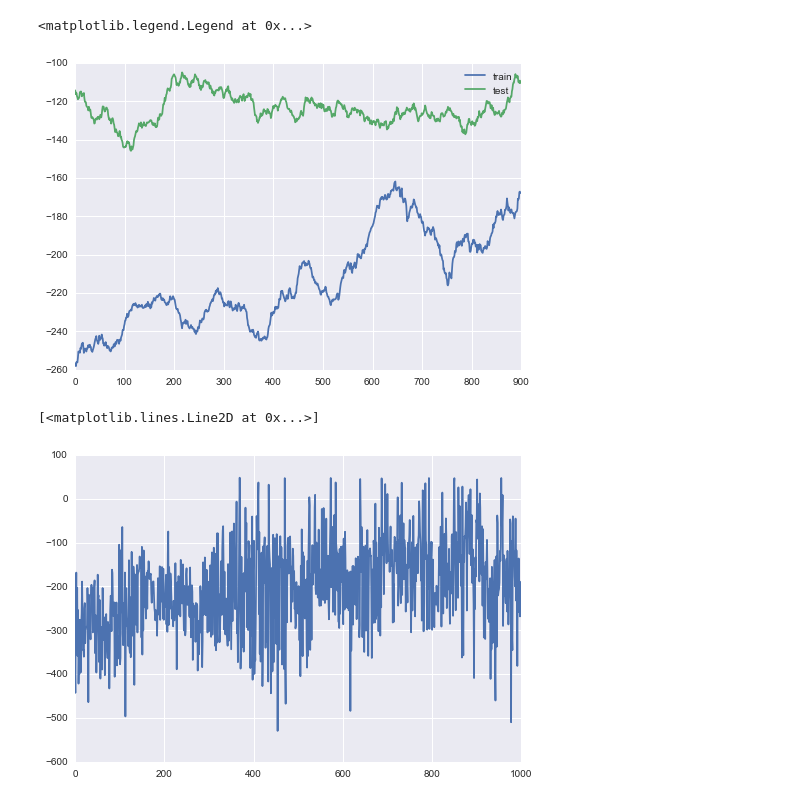
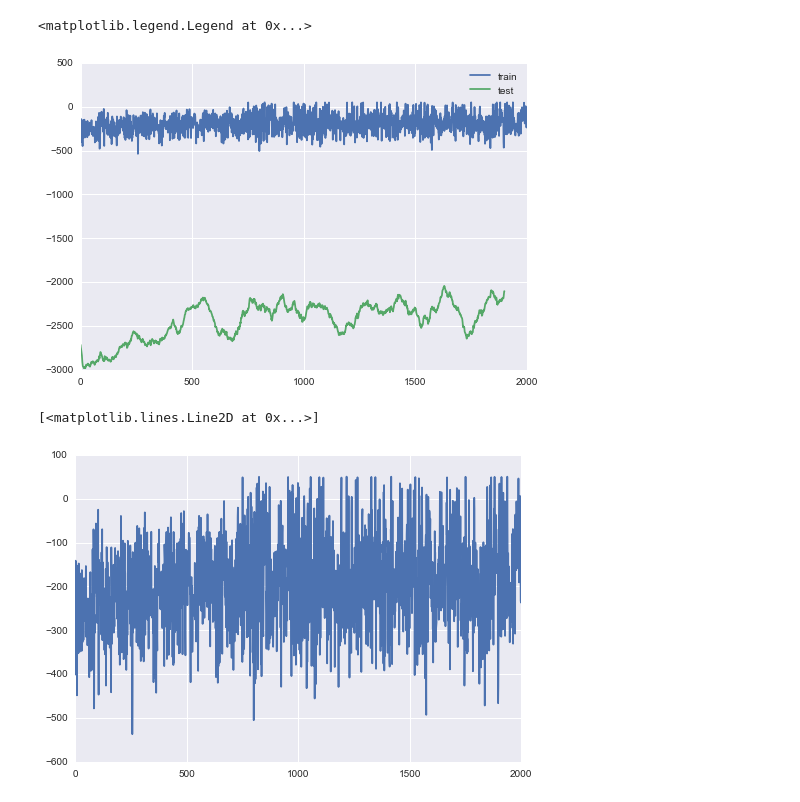
Before and after one commit to ashuven63/Reinforcement-Learning, a Jupyter notebook: SemiSupervisedRL/SemiSuper_TF.ipynb, the cells around one changed output. Cells and saved outputs as stored; diff of their text form; code cells hidden in the pictures.

```diff
--- a/SemiSupervisedRL/SemiSuper_TF.ipynb
+++ b/SemiSupervisedRL/SemiSuper_TF.ipynb
@@ -43,7 +42,7 @@ filename = 'TF' + str(NO_OF_EPISODES) + '_' + str(NO_OF_ITER) + '_' + str(MAX_LE
 learning_rate = 0.001
 training_epochs = 1
 batch_size = 100
-
+filename = 'TF' + str(NO_OF_EPISODES) + '_' + str(NO_OF_ITER) + '_' + str(batch_size) + '_' + str(REPLAY_SAMPLE_SIZE)
 # Network Parameters
 n_hidden_1 = 5 # 1st layer number of features
 n_hidden_2 = 5 # 2nd layer number of features
@@ -52,8 +51,8 @@ n_classes = 1 # Reward
 
 # Memory for storing rewards obtained
 reward_memory = []
-MIN_OBSERVE_LEN = 5000
-EVALUATION_EPISODE_SIZE = NO_OF_EPISODES
+MIN_OBSERVE_LEN = 500
+EVALUATION_EPISODE_SIZE = 20
 # %%
 # Code Credits: http://stackoverflow.com/questions/38189119/simple-way-to-visualize-a-tensorflow-graph-in-jupyter/38192374#38192374
 # Functions to display the constructed tensorflow graph
@@ -282,7 +281,7 @@ def predict_reward(state, output_layer, sess):
 def qlearning_decay(env_name, ep, sess, model, optimizer, loss, summary):
     env = gym.make(env_name)
     init_Q()
-    episode_rewards = []
+    actual_rewards, episode_rewards = [], []
     observed_theta, observed_thetadot = [], []
     all_observed_theta, all_observed_thetadot = [], []
     td_error_all = []
@@ -292,6 +291,7 @@ def qlearning_decay(env_name, ep, sess, model, optimizer, loss, summary):
         if i % 100 == 0:
             print 'Episode %d'%(i)
         total_episode_reward = 0
+        actual_episode_reward = 0
         S = env.reset()
         discrete_S = get_discrete_state(S)
         for t in range(NO_OF_ITER):
@@ -304,6 +304,7 @@ def qlearning_decay(env_name, ep, sess, model, optimizer, loss, summary):
             else:
                 reward_memory.append(np.array([S[0], S[1], A, reward]))
             total_episode_reward += reward
+            actual_episode_reward += env.get_true_rewards()
             discrete_S_next = get_discrete_state(S_next)
             A_next = max(Q[discrete_S_next], key=Q[discrete_S_next].get)
             # Update the Q values
@@ -312,12 +313,13 @@ def qlearning_decay(env_name, ep, sess, model, optimizer, loss, summary):
             Q[discrete_S][A] = Q[discrete_S][A] + ALPHA*(td_error)
             discrete_S = discrete_S_next
         episode_rewards.append(total_episode_reward)
+        actual_rewards.append(actual_episode_reward)
         if len(reward_memory) >= int(MIN_OBSERVE_LEN):
             update_model(optimizer, sess)
         if i > 1000:
             epsilon -= (1/i)
     print 'Observed rewards in %d steps out of %d steps'%(len(reward_memory), (NO_OF_EPISODES*NO_OF_ITER))
-    return episode_rewards, td_error_all
+    return episode_rewards, td_error_all, actual_rewards
 # %%
 def smooth_graph(yvalues):
     smooth_values = []
@@ -353,8 +358,8 @@ with tf.Session() as sess:
     init_vars = tf.initialize_all_variables()
     sess.run(init_vars)
 #     show_graph(tf.get_default_graph().as_graph_def())
-    episode_rewards, td_error_all = qlearning_decay(env_name, 0.2, sess, model, optimizer, loss, summary)
-    pickle.dump(Q, open('pickle_dumps/' + filename + '_' + env_name, "wb"))
+    episode_rewards, td_error_all, actual_reward = qlearning_decay(env_name, 0.2, sess, model, optimizer, loss, summary)
+    pickle.dump(Q, open('pickle_dumps/' + filename + '_' + env_name + 'Ep' + str(2), "wb"))
 #     eval_rewards = evaluation(env_name, sess,model)
 # %% [output]
 Tensor("L1/Wx_plus_b/add:0", shape=(?, 5), dtype=float32)
@@ -382,13 +387,13 @@ Observed rewards in 100383 steps out of 1000000 steps
 # %%
-plt.plot(smooth_graph(episode_rewards))
-plt.plot(smooth_graph(eval_rewards))
+plt.plot((episode_rewards))
+plt.plot(smooth_graph(actual_reward))
 plt.legend(['train', 'test'])
 # %% [output]
 <matplotlib.legend.Legend at 0x...>
-[figure, old version]
+[figure, new version]
 # %%
 plt.plot(episode_rewards)
 # %% [output]
 [<matplotlib.lines.Line2D at 0x...>]
-[figure, old version]
+[figure, new version]
 # %%
```
Also changed, not shown: parts of 7 cells of this notebook, 1 other file.
